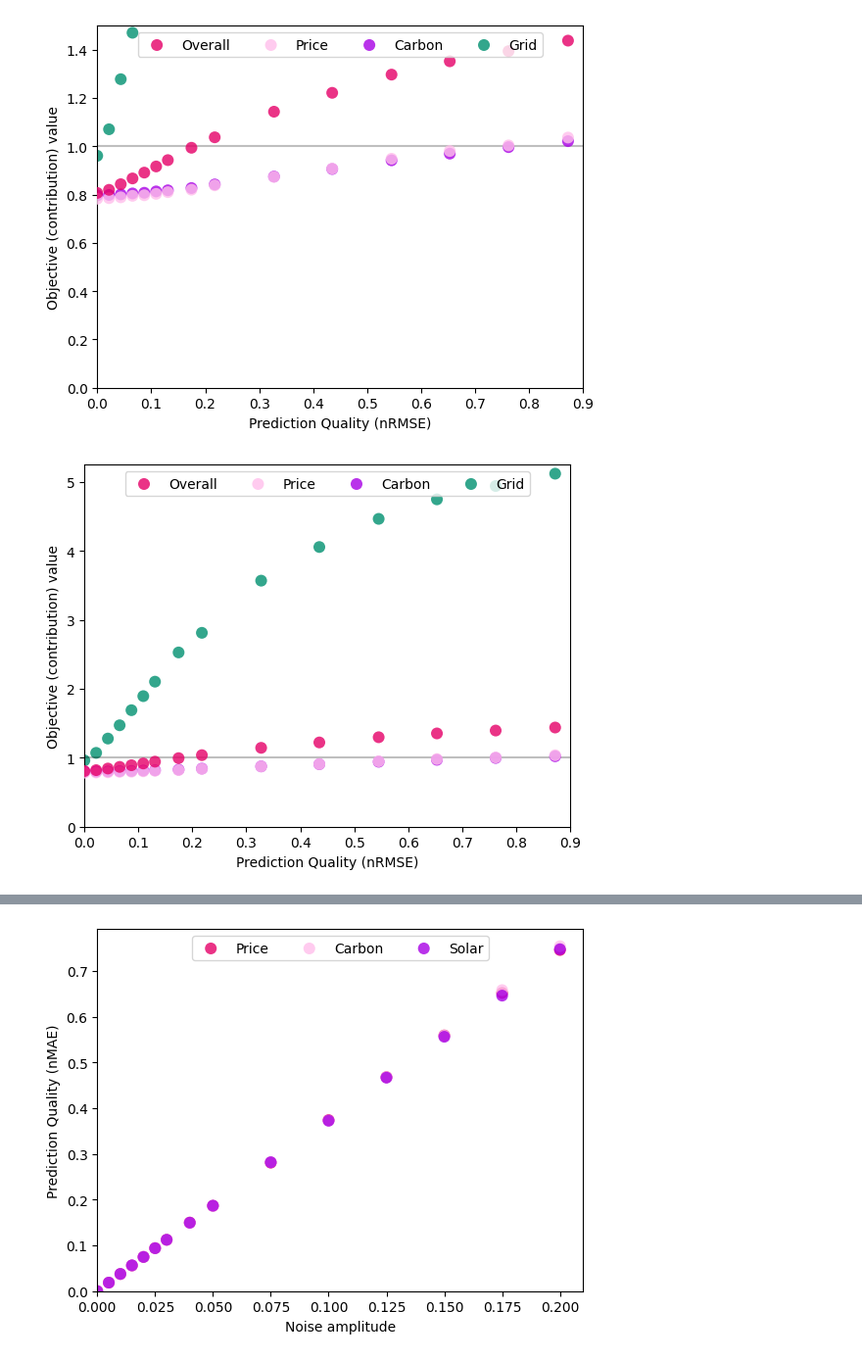
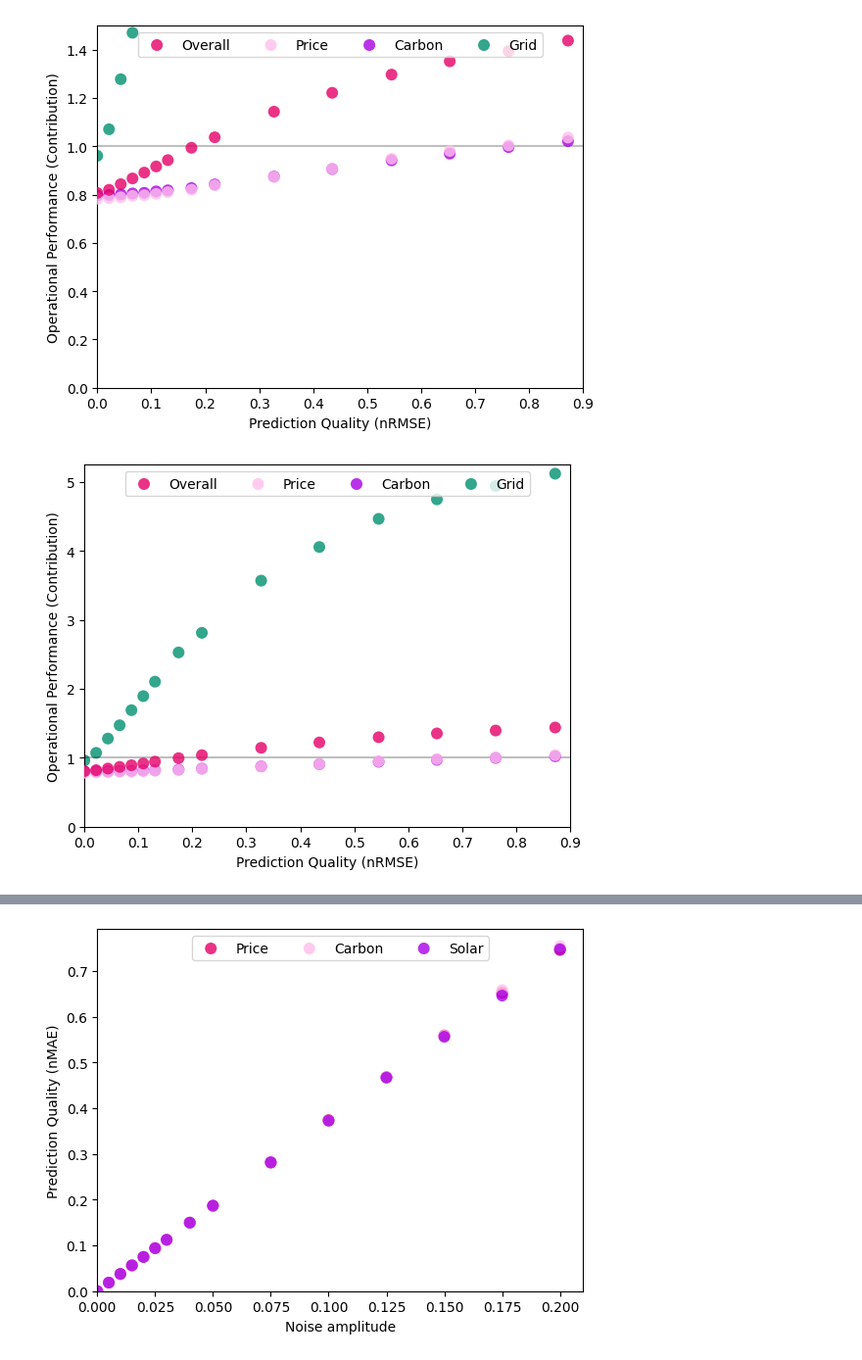
Before and after one commit to EECi/Annex_37, a Jupyter notebook: plots/plot_control_sensitivity.ipynb, the cells around one changed output, grey strips where cells are left out. Shown: that part at 98% size. Saved outputs shown, nothing was run; the diff lists cells and outputs as text; code cells hidden in the pictures.

Commit message:
Update operational performance axis labels

```diff
--- a/plots/plot_control_sensitivity.ipynb
+++ b/plots/plot_control_sensitivity.ipynb
@@ -26,22 +26,22 @@ prediction_acc_per_noise_level = [np.mean([noise_results[(noise_results['Metric'
 # %%
 for ymax in [1.5, 5.25]:
     fig, ax = plt.subplots()
     ax.hlines([1], 0, 0.9, color='k', alpha=0.25)
     for i, col in enumerate(columns):
         ax.scatter(
             prediction_acc_per_noise_level,sens_results[sens_results.Model.str.startswith('noise-all-')][col],
             label=col, zorder=len(columns)-i,
             color=eeci_colors[i], alpha=0.8, edgecolors='none',s=75
         )
     plt.xlim(0,0.9)
     plt.ylim(0,ymax)
     plt.xlabel('Prediction Quality (nRMSE)')
-    plt.ylabel(f'Objective (contribution) value')
+    plt.ylabel('Operational Performance (Contribution)')
     plt.legend(loc='upper center', bbox_to_anchor=(0.5, 1), ncol=4, fancybox=True)
     plt.show()
 # %% [output]
-[figure, old version]
+[figure, new version]
-[figure, old version]
+[figure, new version]
 # %%
 for ymax in [1.2, 2.5]:
     fig, ax = plt.subplots()
```
Also changed, not shown: parts of 2 cells of this notebook, 2 other files.
